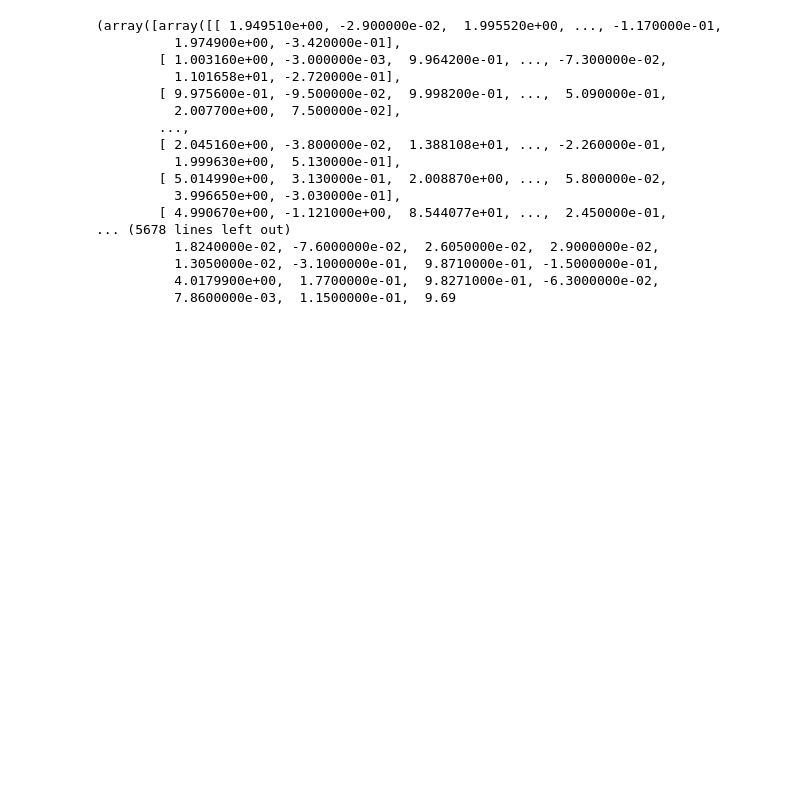
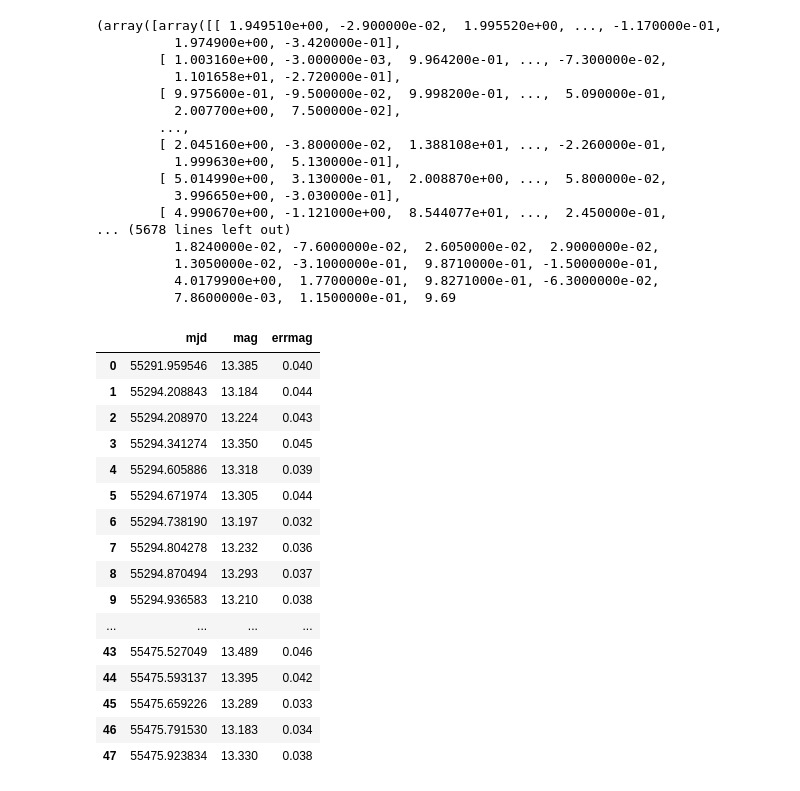
Before and after one commit to JerryLiuMY/transformer_astro, a Jupyter notebook: synthesis.ipynb, the cells around one changed output. Drawn from its saved outputs; the diff is of its cells as text; code cells hidden in the pictures; blank space fills up the shorter version.

```diff
--- a/synthesis.ipynb
+++ b/synthesis.ipynb
@@ -59,3 +59,24 @@ next(gen)
           1.3050000e-02, -3.1000000e-01,  9.8710000e-01, -1.5000000e-01,
           4.0179900e+00,  1.7700000e-01,  9.8271000e-01, -6.3000000e-02,
           7.8600000e-03,  1.1500000e-01,  9.69
+# %%
+import pandas as pd
+pd.read_csv('/Users/mingyu/Desktop/lightcurve_data/LCs/J001143.94-824245.5.dat')
+# %% [output]
+|  | mjd | mag | errmag |
+| 0 | 55291.959546 | 13.385 | 0.040 |
+| 1 | 55294.208843 | 13.184 | 0.044 |
+| 2 | 55294.208970 | 13.224 | 0.043 |
+| 3 | 55294.341274 | 13.350 | 0.045 |
+| 4 | 55294.605886 | 13.318 | 0.039 |
+| 5 | 55294.671974 | 13.305 | 0.044 |
+| 6 | 55294.738190 | 13.197 | 0.032 |
+| 7 | 55294.804278 | 13.232 | 0.036 |
+| 8 | 55294.870494 | 13.293 | 0.037 |
+| 9 | 55294.936583 | 13.210 | 0.038 |
+| ... | ... | ... | ... |
+| 43 | 55475.527049 | 13.489 | 0.046 |
+| 44 | 55475.593137 | 13.395 | 0.042 |
+| 45 | 55475.659226 | 13.289 | 0.033 |
+| 46 | 55475.791530 | 13.183 | 0.034 |
+| 47 | 55475.923834 | 13.330 | 0.038 |
```
Also changed, not shown: parts of 1 cell of this notebook, 4 other files.
